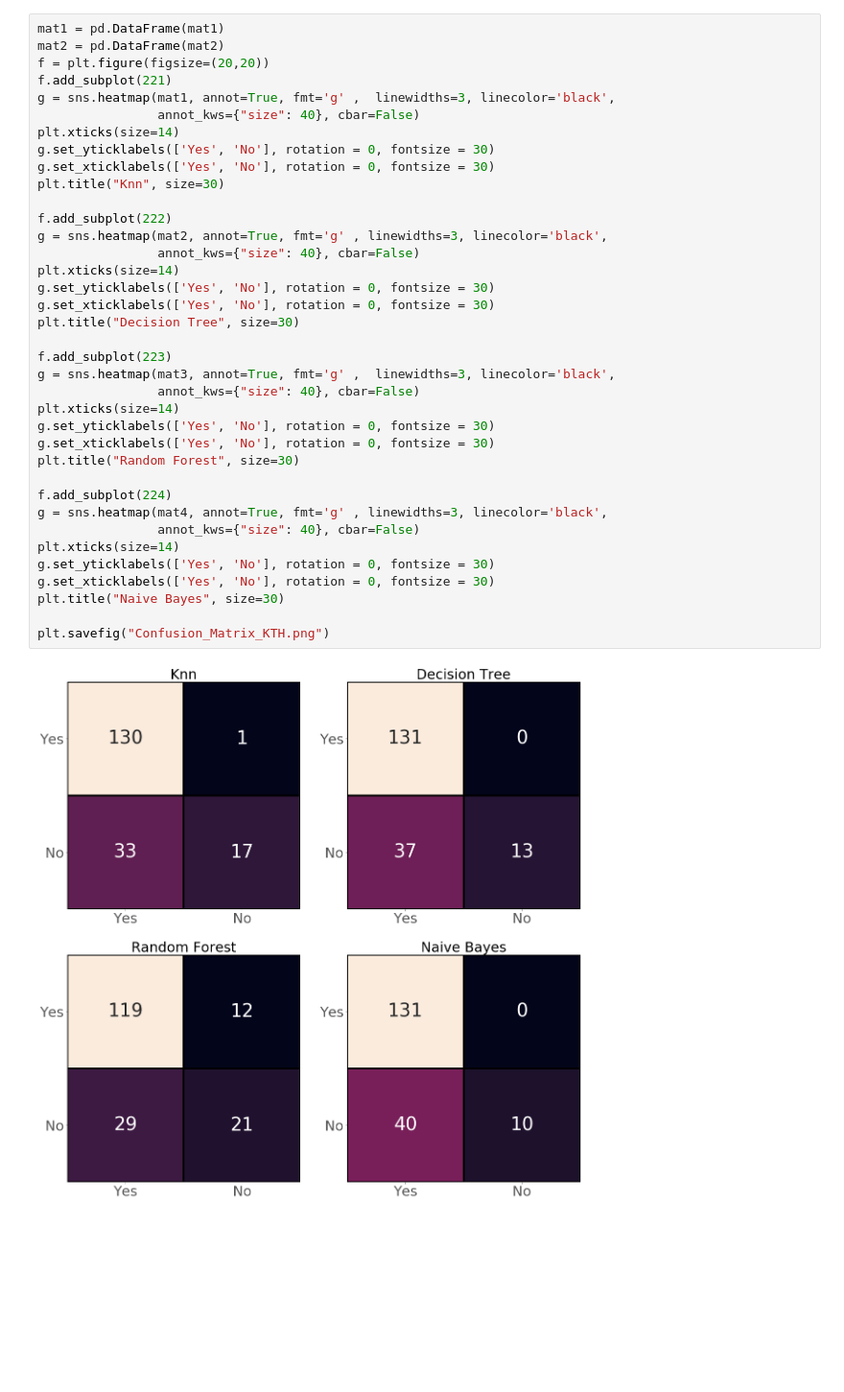
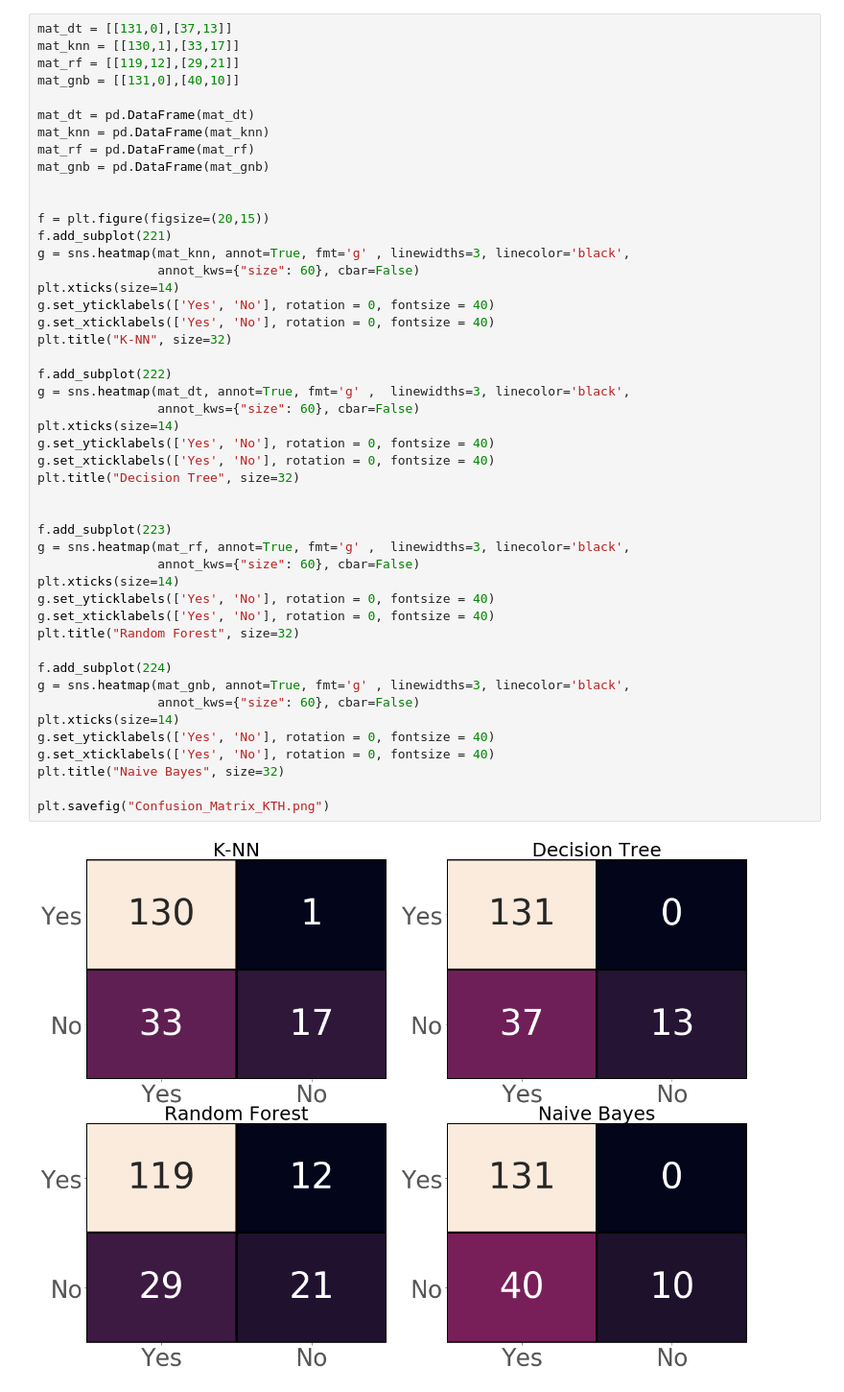
Before and after one commit to prantoamt/PIMA-Diabetes-Analysis-, a Jupyter notebook: PIMA.ipynb, the cells around one changed output. Shown at 96% size. Saved outputs shown, nothing was run; the diff lists cells and outputs as text; blank space fills up the shorter version.

Commit message:
SN updated images added

```diff
--- a/PIMA.ipynb
+++ b/PIMA.ipynb
@@ -569,39 +596,49 @@ classes = df["Outcome"].to_numpy()
 # %%
-mat1 = pd.DataFrame(mat1)
-mat2 = pd.DataFrame(mat2)
-f = plt.figure(figsize=(20,20))
+mat_dt = [[131,0],[37,13]]
+mat_knn = [[130,1],[33,17]]
+mat_rf = [[119,12],[29,21]]
+mat_gnb = [[131,0],[40,10]]
+
+mat_dt = pd.DataFrame(mat_dt)
+mat_knn = pd.DataFrame(mat_knn)
+mat_rf = pd.DataFrame(mat_rf)
+mat_gnb = pd.DataFrame(mat_gnb)
+
+
+f = plt.figure(figsize=(20,15))
 f.add_subplot(221)
-g = sns.heatmap(mat1, annot=True, fmt='g' ,  linewidths=3, linecolor='black',
-                annot_kws={"size": 40}, cbar=False)
+g = sns.heatmap(mat_knn, annot=True, fmt='g' , linewidths=3, linecolor='black',
+                annot_kws={"size": 60}, cbar=False)
 plt.xticks(size=14)
-g.set_yticklabels(['Yes', 'No'], rotation = 0, fontsize = 30)
-g.set_xticklabels(['Yes', 'No'], rotation = 0, fontsize = 30)
-plt.title("Knn", size=30)
+g.set_yticklabels(['Yes', 'No'], rotation = 0, fontsize = 40)
+g.set_xticklabels(['Yes', 'No'], rotation = 0, fontsize = 40)
+plt.title("K-NN", size=32)
 
 f.add_subplot(222)
-g = sns.heatmap(mat2, annot=True, fmt='g' , linewidths=3, linecolor='black',
-                annot_kws={"size": 40}, cbar=False)
+g = sns.heatmap(mat_dt, annot=True, fmt='g' ,  linewidths=3, linecolor='black',
+                annot_kws={"size": 60}, cbar=False)
 plt.xticks(size=14)
-g.set_yticklabels(['Yes', 'No'], rotation = 0, fontsize = 30)
-g.set_xticklabels(['Yes', 'No'], rotation = 0, fontsize = 30)
-plt.title("Decision Tree", size=30)
+g.set_yticklabels(['Yes', 'No'], rotation = 0, fontsize = 40)
+g.set_xticklabels(['Yes', 'No'], rotation = 0, fontsize = 40)
+plt.title("Decision Tree", size=32)
+
 
 f.add_subplot(223)
-g = sns.heatmap(mat3, annot=True, fmt='g' ,  linewidths=3, linecolor='black',
-                annot_kws={"size": 40}, cbar=False)
+g = sns.heatmap(mat_rf, annot=True, fmt='g' ,  linewidths=3, linecolor='black',
+                annot_kws={"size": 60}, cbar=False)
 plt.xticks(size=14)
-g.set_yticklabels(['Yes', 'No'], rotation = 0, fontsize = 30)
-g.set_xticklabels(['Yes', 'No'], rotation = 0, fontsize = 30)
-plt.title("Random Forest", size=30)
+g.set_yticklabels(['Yes', 'No'], rotation = 0, fontsize = 40)
+g.set_xticklabels(['Yes', 'No'], rotation = 0, fontsize = 40)
+plt.title("Random Forest", size=32)
 
 f.add_subplot(224)
-g = sns.heatmap(mat4, annot=True, fmt='g' , linewidths=3, linecolor='black',
-                annot_kws={"size": 40}, cbar=False)
+g = sns.heatmap(mat_gnb, annot=True, fmt='g' , linewidths=3, linecolor='black',
+                annot_kws={"size": 60}, cbar=False)
 plt.xticks(size=14)
-g.set_yticklabels(['Yes', 'No'], rotation = 0, fontsize = 30)
-g.set_xticklabels(['Yes', 'No'], rotation = 0, fontsize = 30)
-plt.title("Naive Bayes", size=30)
+g.set_yticklabels(['Yes', 'No'], rotation = 0, fontsize = 40)
+g.set_xticklabels(['Yes', 'No'], rotation = 0, fontsize = 40)
+plt.title("Naive Bayes", size=32)
 
 plt.savefig("Confusion_Matrix_KTH.png")
 # %% [output]
-[figure, old version]
+[figure, new version]
```
Also changed, not shown: parts of 8 cells of this notebook, 13 other files.
